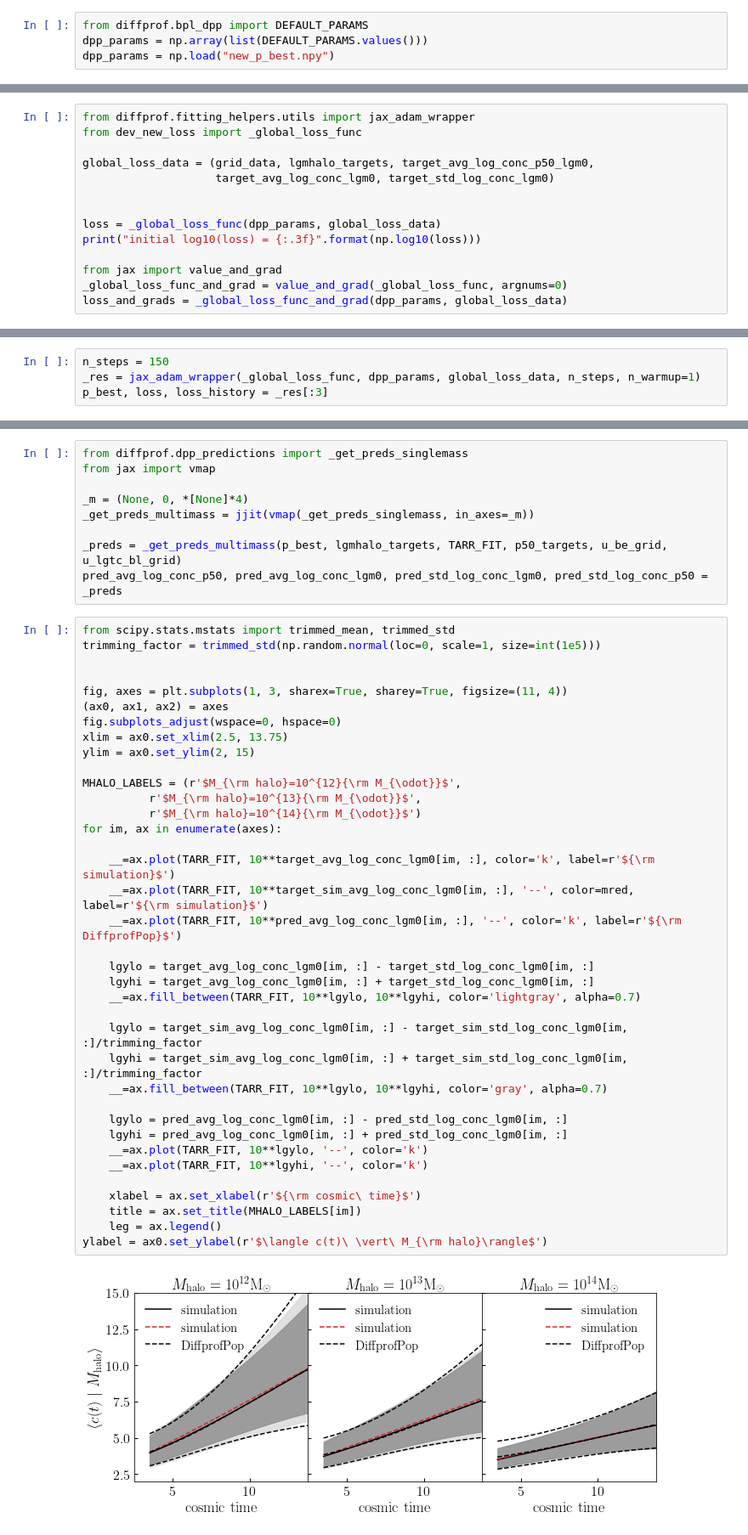
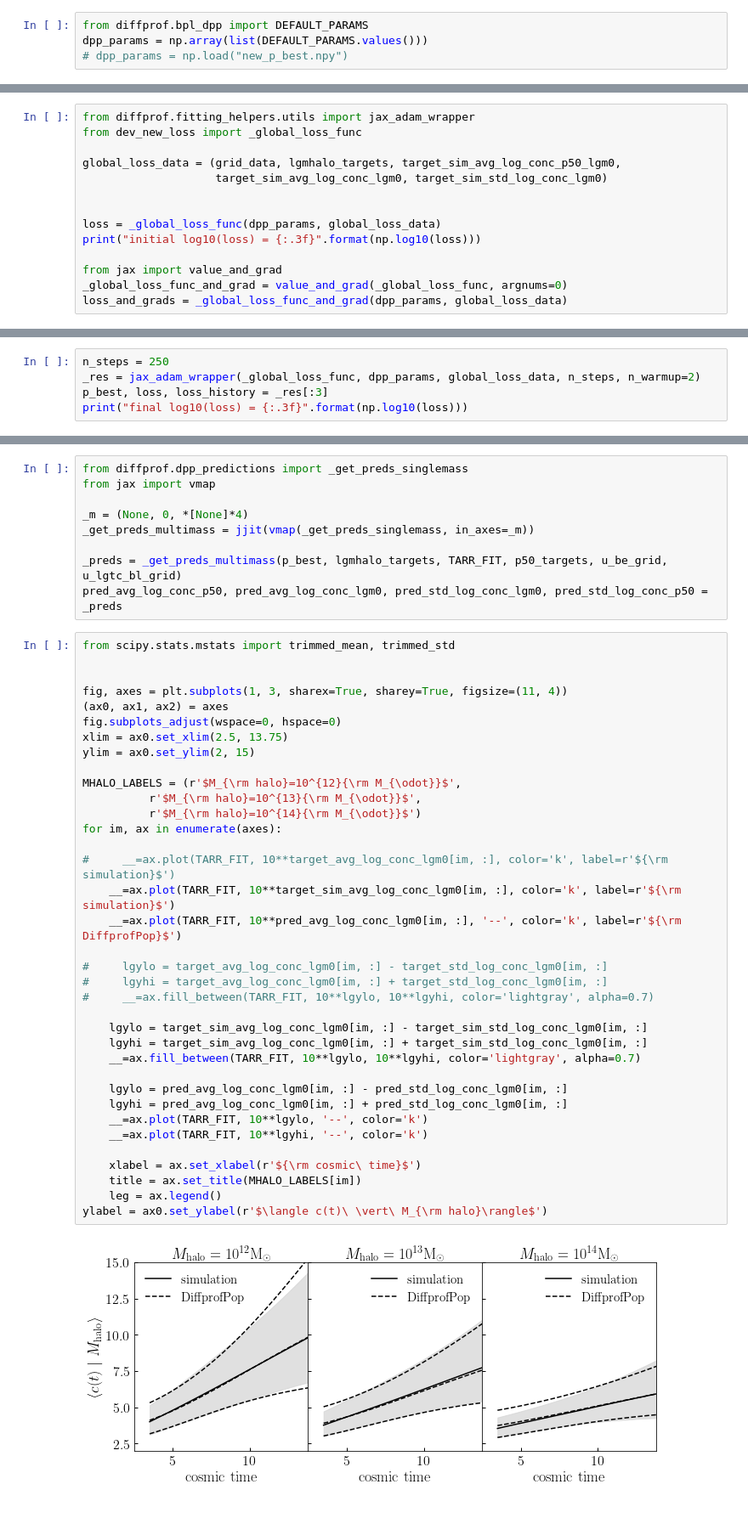
Before and after one commit to BaryonPasters/diffprof, a Jupyter notebook: notebooks/dev_refit_dpp_params.ipynb, the cells around one changed output, grey strips where cells are left out. Shown: that part at 85% size. Drawn from its saved outputs; the diff is of its cells as text.

Commit message:
Reoptimized params against sim with measurement bug fix. Fit is now great

```diff
--- a/notebooks/dev_refit_dpp_params.ipynb
+++ b/notebooks/dev_refit_dpp_params.ipynb
@@ -141,7 +141,7 @@ grid_data = _get_grid_data(p50_targets, TARR_FIT, u_be_grid, u_lgtc_bl_grid)
 # %%
 from diffprof.bpl_dpp import DEFAULT_PARAMS
 dpp_params = np.array(list(DEFAULT_PARAMS.values()))
-dpp_params = np.load("new_p_best.npy")
+# dpp_params = np.load("new_p_best.npy")
 # %%
 from dev_new_loss import _mse_loss_multimass
 
@@ -154,8 +154,8 @@ DeviceArray(0.00150635, dtype=float32)
 from diffprof.fitting_helpers.utils import jax_adam_wrapper
 from dev_new_loss import _global_loss_func
 
-global_loss_data = (grid_data, lgmhalo_targets, target_avg_log_conc_p50_lgm0,
-                    target_avg_log_conc_lgm0, target_std_log_conc_lgm0)
+global_loss_data = (grid_data, lgmhalo_targets, target_sim_avg_log_conc_p50_lgm0,
+                    target_sim_avg_log_conc_lgm0, target_sim_std_log_conc_lgm0)
 
 
 loss = _global_loss_func(dpp_params, global_loss_data)
@@ -169,9 +169,10 @@ initial log10(loss) = -2.822
 # %% [markdown]
 ## Reoptimize parameters
 # %%
-n_steps = 150
-_res = jax_adam_wrapper(_global_loss_func, dpp_params, global_loss_data, n_steps, n_warmup=1)
+n_steps = 250
+_res = jax_adam_wrapper(_global_loss_func, dpp_params, global_loss_data, n_steps, n_warmup=2)
 p_best, loss, loss_history = _res[:3]
+print("final log10(loss) = {:.3f}".format(np.log10(loss)))
 # %%
 fig, ax = plt.subplots(1, 1)
 __=ax.plot(np.log10(loss_history))
@@ -190,40 +191,39 @@ _preds = _get_preds_multimass(p_best, lgmhalo_targets, TARR_FIT, p50_targets, u_
 pred_avg_log_conc_p50, pred_avg_log_conc_lgm0, pred_std_log_conc_lgm0, pred_std_log_conc_p50 = _preds
 # %%
 from scipy.stats.mstats import trimmed_mean, trimmed_std
-trimming_factor = trimmed_std(np.random.normal(loc=0, scale=1, size=int(1e5)))
 
 
 fig, axes = plt.subplots(1, 3, sharex=True, sharey=True, figsize=(11, 4))
 (ax0, ax1, ax2) = axes
 fig.subplots_adjust(wspace=0, hspace=0)
 xlim = ax0.set_xlim(2.5, 13.75)
 ylim = ax0.set_ylim(2, 15)
 
 MHALO_LABELS = (r'$M_{\rm halo}=10^{12}{\rm M_{\odot}}$',
           r'$M_{\rm halo}=10^{13}{\rm M_{\odot}}$',
           r'$M_{\rm halo}=10^{14}{\rm M_{\odot}}$')
 for im, ax in enumerate(axes):
 
-    __=ax.plot(TARR_FIT, 10**target_avg_log_conc_lgm0[im, :], color='k', label=r'${\rm simulation}$')
-    __=ax.plot(TARR_FIT, 10**target_sim_avg_log_conc_lgm0[im, :], '--', color=mred, label=r'${\rm simulation}$')
+#     __=ax.plot(TARR_FIT, 10**target_avg_log_conc_lgm0[im, :], color='k', label=r'${\rm simulation}$')
+    __=ax.plot(TARR_FIT, 10**target_sim_avg_log_conc_lgm0[im, :], color='k', label=r'${\rm simulation}$')
     __=ax.plot(TARR_FIT, 10**pred_avg_log_conc_lgm0[im, :], '--', color='k', label=r'${\rm DiffprofPop}$')
 
-    lgylo = target_avg_log_conc_lgm0[im, :] - target_std_log_conc_lgm0[im, :]
-    lgyhi = target_avg_log_conc_lgm0[im, :] + target_std_log_conc_lgm0[im, :]
+#     lgylo = target_avg_log_conc_lgm0[im, :] - target_std_log_conc_lgm0[im, :]
+#     lgyhi = target_avg_log_conc_lgm0[im, :] + target_std_log_conc_lgm0[im, :]
+#     __=ax.fill_between(TARR_FIT, 10**lgylo, 10**lgyhi, color='lightgray', alpha=0.7)
+
+    lgylo = target_sim_avg_log_conc_lgm0[im, :] - target_sim_std_log_conc_lgm0[im, :]
+    lgyhi = target_sim_avg_log_conc_lgm0[im, :] + target_sim_std_log_conc_lgm0[im, :]
     __=ax.fill_between(TARR_FIT, 10**lgylo, 10**lgyhi, color='lightgray', alpha=0.7)
-
-    lgylo = target_sim_avg_log_conc_lgm0[im, :] - target_sim_std_log_conc_lgm0[im, :]/trimming_factor
-    lgyhi = target_sim_avg_log_conc_lgm0[im, :] + target_sim_std_log_conc_lgm0[im, :]/trimming_factor
-    __=ax.fill_between(TARR_FIT, 10**lgylo, 10**lgyhi, color='gray', alpha=0.7)
 
     lgylo = pred_avg_log_conc_lgm0[im, :] - pred_std_log_conc_lgm0[im, :]
     lgyhi = pred_avg_log_conc_lgm0[im, :] + pred_std_log_conc_lgm0[im, :]
     __=ax.plot(TARR_FIT, 10**lgylo, '--', color='k')
     __=ax.plot(TARR_FIT, 10**lgyhi, '--', color='k')
 
     xlabel = ax.set_xlabel(r'${\rm cosmic\ time}$')
     title = ax.set_title(MHALO_LABELS[im])
     leg = ax.legend()
 ylabel = ax0.set_ylabel(r'$\langle c(t)\ \vert\ M_{\rm halo}\rangle$')
 # %% [output]
-[figure, old version]
+[figure, new version]
```
Also changed, not shown: parts of 5 cells of this notebook.
